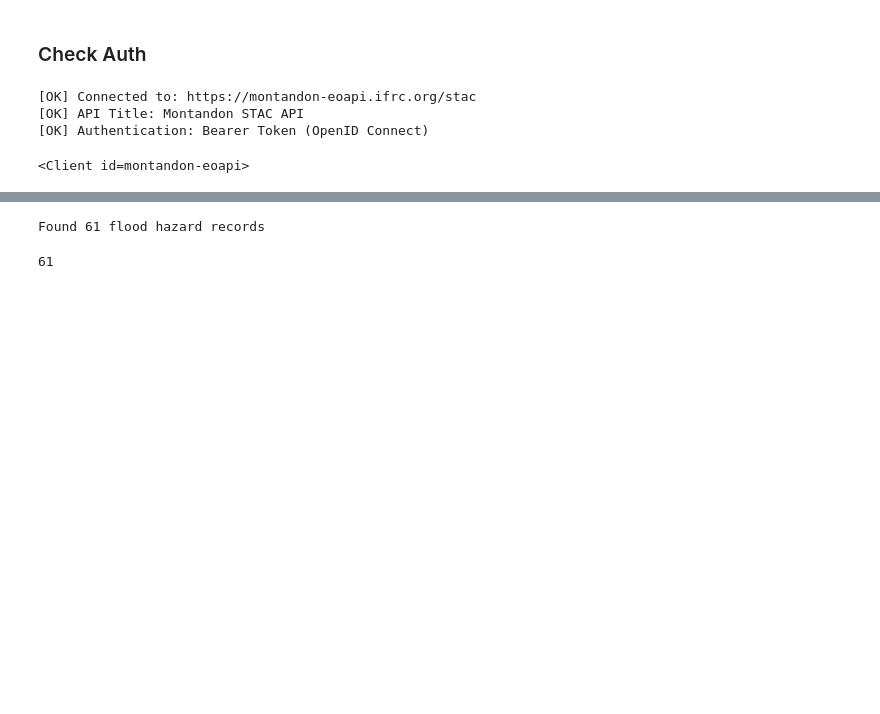
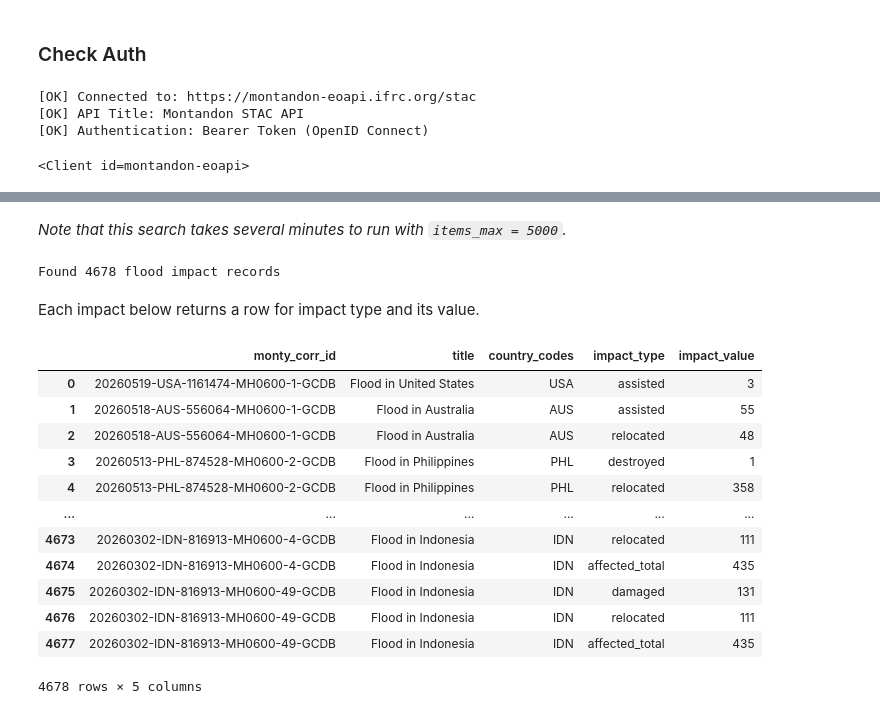
Before and after one commit to batpad/anywidget-experiments, a Jupyter notebook: notebooks/14_monty_floods.ipynb, the cells around one changed output, grey strips where cells are left out. Saved outputs shown, nothing was run; the diff lists cells and outputs as text; code cells hidden in the pictures; blank space fills up the shorter version.

```diff
--- a/notebooks/14_monty_floods.ipynb
+++ b/notebooks/14_monty_floods.ipynb
@@ -71,33 +52,46 @@ one_week_ago = now - timedelta(hours=168)
+# %% [markdown]
+_Note that this search takes several minutes to run with `items_max = 5000`._
 # %%
-search_hazards = client.search(
-    collections=["gdacs-hazards"],
-    datetime=f"{one_week_ago.isoformat()}/{now.isoformat()}",
-    max_items=1000,
+search = client.search(
+    collections=["gdacs-impacts"],
+    datetime=f"{start.isoformat()}/{now.isoformat()}",
+    max_items=items_max,
 )
 
-flood_hazards = [
-    item for item in search_hazards.items()
+# MH0600 is the standard UNDRR flood hazard code
+flood_impacts = [
+    item for item in search.items()
     if 'MH0600' in item.properties.get('monty:hazard_codes', [])
 ]
-print(f"Found {len(flood_hazards)} flood hazard records")
+print(f"Found {len(flood_impacts)} flood impact records")
 # %% [output]
-Found 61 flood hazard records
+Found 4678 flood impact records
-# %%
-len(flood_hazards)
-# %% [output]
-61
+# %% [markdown]
+Each impact below returns a row for impact type and its value.
 # %%
-floods = gpd.GeoDataFrame(
-    [{
-        'id': item.id,
-        'monty_corr_id': item.properties['monty:corr_id'],
-        'start_datetime': pd.to_datetime(item.properties.get('start_datetime')),
+def parse_impact(item):
+    detail = item.properties.get('monty:impact_detail', {})
+    return {
+        'monty_corr_id': item.properties.get('monty:corr_id'),
         'title': item.properties.get('title'),
-        'country_codes': item.properties.get('monty:country_codes'),
-        'severity_value': item.properties.get('monty:hazard_detail', {}).get('severity_value'),
-        'severity_label': item.properties.get('monty:hazard_detail', {}).get('severity_label'),
-        'geometry': shape(item.geometry),
-    } for item in flood_hazards],
-    geometry='geometry',
-    crs='EPSG:4326',
-).sort_values('start_datetime', ascending=False)
+        'country_codes': ', '.join(item.properties.get('monty:country_codes', [])),
+        'impact_type': detail.get('type'),
+        'impact_value': detail.get('value'),
+    }
+
+impacts_df = pd.DataFrame([parse_impact(item) for item in flood_impacts])
+impacts_df
+# %% [output]
+|  | monty_corr_id | title | country_codes | impact_type | impact_value |
+| 0 | 20260519-USA-1161474-MH0600-1-GCDB | Flood in United States | USA | assisted | 3 |
+| 1 | 20260518-AUS-556064-MH0600-1-GCDB | Flood in Australia | AUS | assisted | 55 |
+| 2 | 20260518-AUS-556064-MH0600-1-GCDB | Flood in Australia | AUS | relocated | 48 |
+| 3 | 20260513-PHL-874528-MH0600-2-GCDB | Flood in Philippines | PHL | destroyed | 1 |
+| 4 | 20260513-PHL-874528-MH0600-2-GCDB | Flood in Philippines | PHL | relocated | 358 |
+| ... | ... | ... | ... | ... | ... |
+| 4673 | 20260302-IDN-816913-MH0600-4-GCDB | Flood in Indonesia | IDN | relocated | 111 |
+| 4674 | 20260302-IDN-816913-MH0600-4-GCDB | Flood in Indonesia | IDN | affected_total | 435 |
+| 4675 | 20260302-IDN-816913-MH0600-49-GCDB | Flood in Indonesia | IDN | damaged | 131 |
+| 4676 | 20260302-IDN-816913-MH0600-49-GCDB | Flood in Indonesia | IDN | relocated | 111 |
+| 4677 | 20260302-IDN-816913-MH0600-49-GCDB | Flood in Indonesia | IDN | affected_total | 435 |
+4678 rows × 5 columns
```
Also changed, not shown: parts of 13 cells of this notebook, 2 other files.
